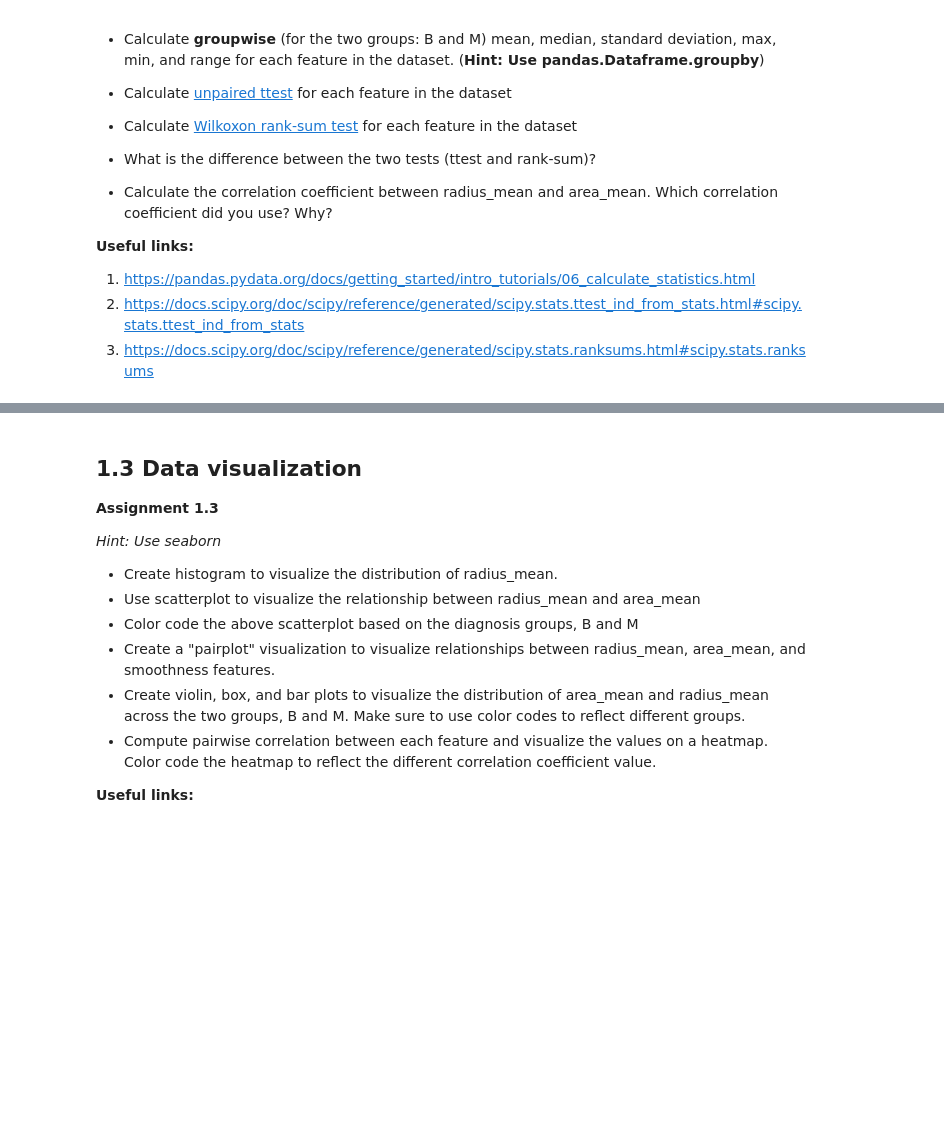
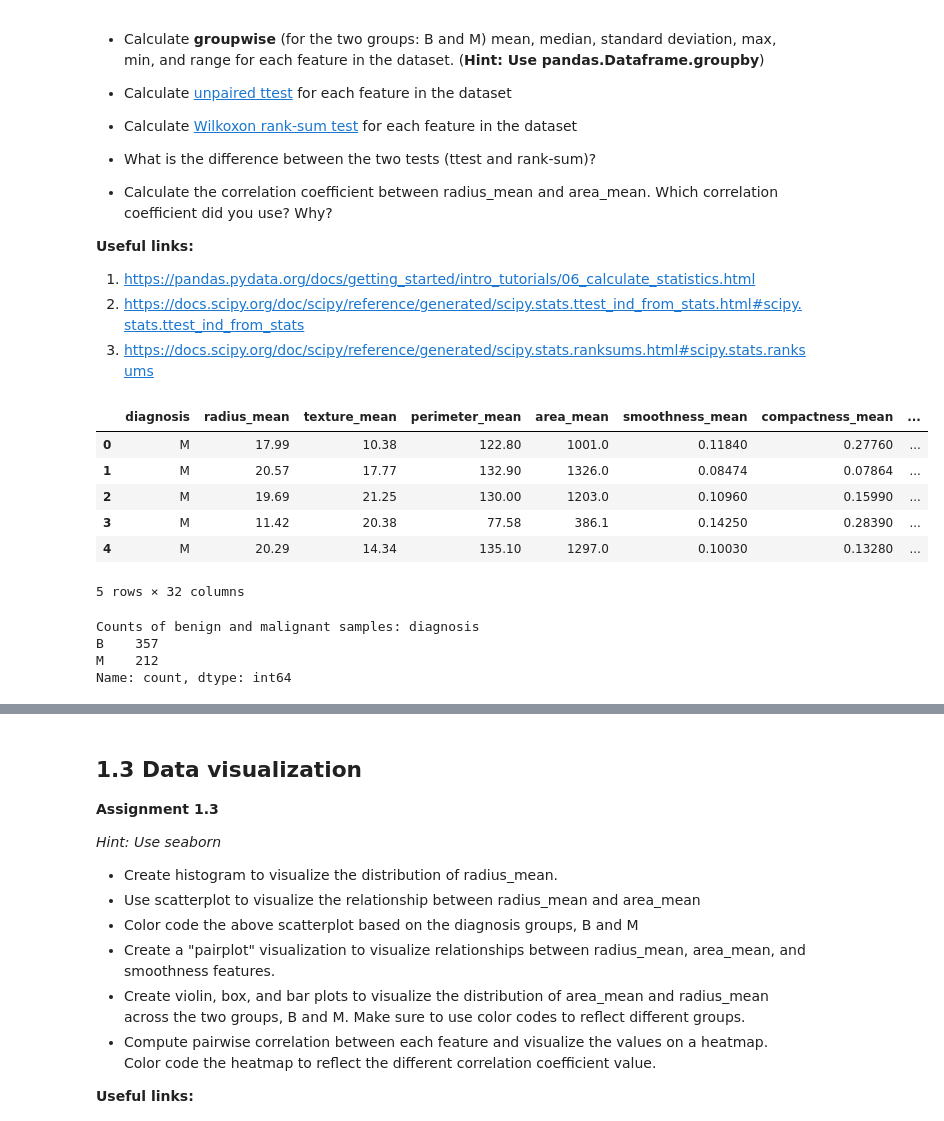
Before and after one commit to NathanNgu/Bootcamp-AI-for-Medical-Imaging, a Jupyter notebook: M1_Data.ipynb, the cells around one changed output, grey strips where cells are left out. Saved outputs shown, nothing was run; the diff lists cells and outputs as text; code cells hidden in the pictures; blank space fills up the shorter version.

```diff
--- a/M1_Data.ipynb
+++ b/M1_Data.ipynb
@@ -38,0 +76,5 @@ In the first module, we will look at working with tabular data using the [Wiscon
+# %%
+# Remove the following feature/column from your dataframe: id
+if 'id' in df.columns:
+    df = df.drop(columns=['id'])
+print(df.columns)
@@ -109,0 +146,22 @@ df = pd.read_csv('data.csv')
+# %%
+# Assignment 1.2
+
+# Calculate mean, median, standard deviation, max, min, and range for each feature in the dataset.
+df.head()
+# %% [output]
+|  | diagnosis | radius_mean | texture_mean | perimeter_mean | area_mean | smoothness_mean | compactness_mean | ... |
+| 0 | M | 17.99 | 10.38 | 122.80 | 1001.0 | 0.11840 | 0.27760 | ... |
+| 1 | M | 20.57 | 17.77 | 132.90 | 1326.0 | 0.08474 | 0.07864 | ... |
+| 2 | M | 19.69 | 21.25 | 130.00 | 1203.0 | 0.10960 | 0.15990 | ... |
+| 3 | M | 11.42 | 20.38 | 77.58 | 386.1 | 0.14250 | 0.28390 | ... |
+| 4 | M | 20.29 | 14.34 | 135.10 | 1297.0 | 0.10030 | 0.13280 | ... |
+5 rows × 32 columns
+# %%
+# Count the number of benign and malignant samples in your dataset.
+type_counts = df['diagnosis'].value_counts()
+print("Counts of benign and malignant samples:", type_counts)
+# %% [output]
+Counts of benign and malignant samples: diagnosis
+B    357
+M    212
+Name: count, dtype: int64
```
Also changed, not shown: parts of 11 cells of this notebook, 6 other files.
